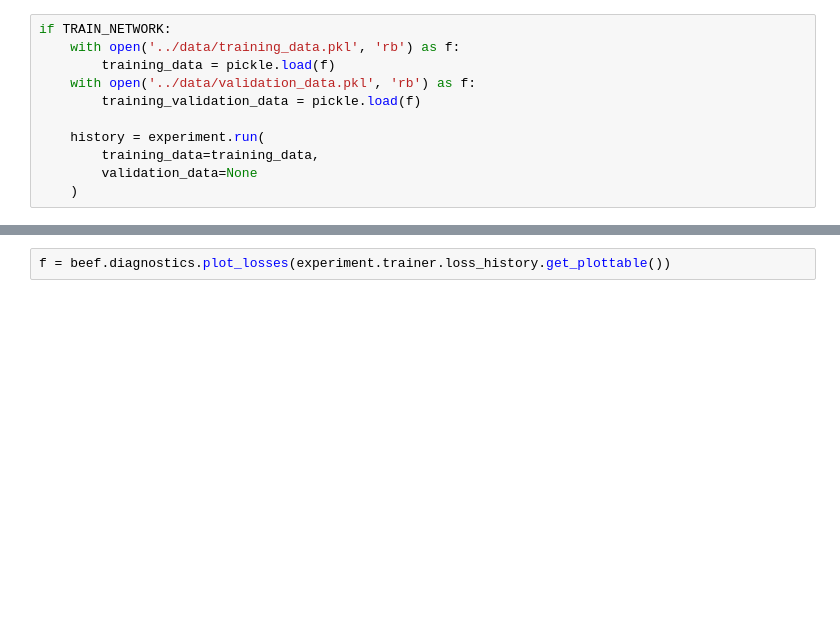
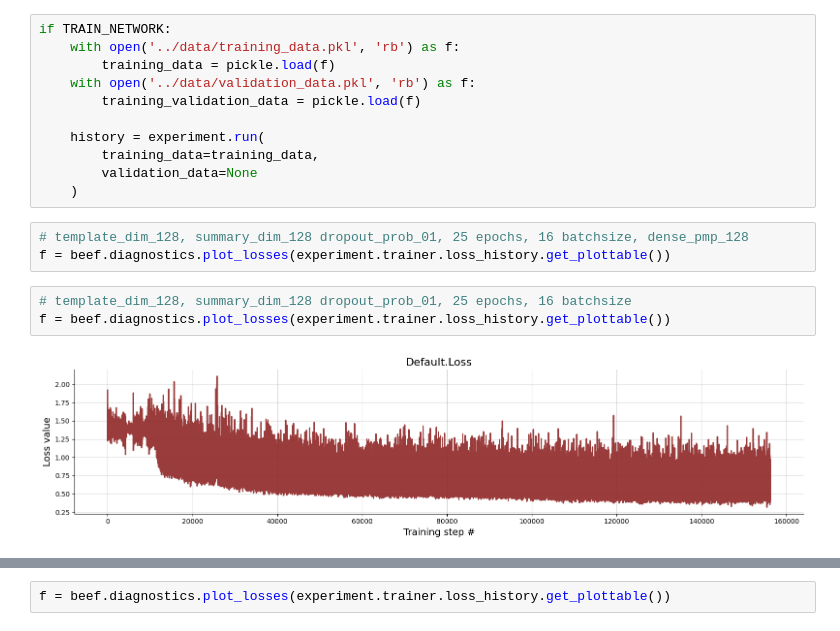
Before and after one commit to bayesflow-org/Non-Stationary-DDM-Validation, a Jupyter notebook: applications/model_comparison/notebooks/02_model_comparison.ipynb, the cells around one changed output, grey strips where cells are left out. Saved outputs shown, nothing was run; the diff lists cells and outputs as text; blank space fills up the shorter version.

```diff
--- a/applications/model_comparison/notebooks/02_model_comparison.ipynb
+++ b/applications/model_comparison/notebooks/02_model_comparison.ipynb
@@ -41,4 +41,12 @@ if TRAIN_NETWORK:
         training_data=training_data,
         validation_data=None
     )
+# %%
+# template_dim_128, summary_dim_128 dropout_prob_01, 25 epochs, 16 batchsize, dense_pmp_128
+f = beef.diagnostics.plot_losses(experiment.trainer.loss_history.get_plottable())
+# %%
+# template_dim_128, summary_dim_128 dropout_prob_01, 25 epochs, 16 batchsize
+f = beef.diagnostics.plot_losses(experiment.trainer.loss_history.get_plottable())
+# %% [output]
+[figure, added]
 # %%
```
Also changed, not shown: parts of 8 cells of this notebook, 2 other files.
